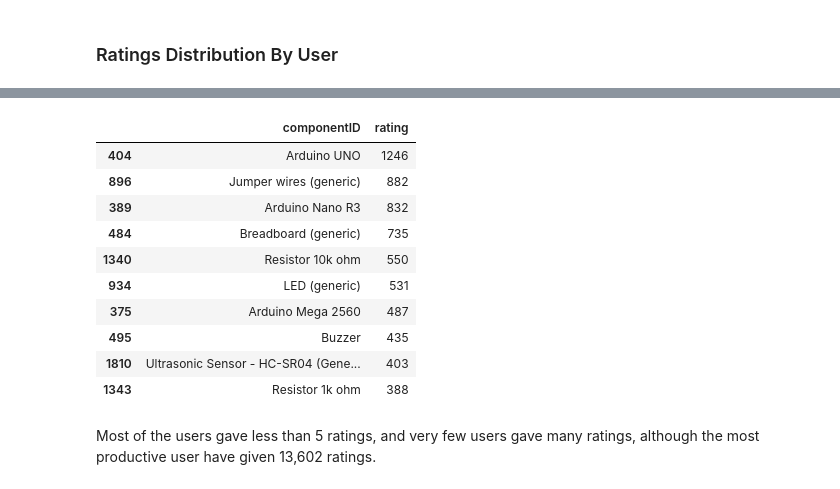
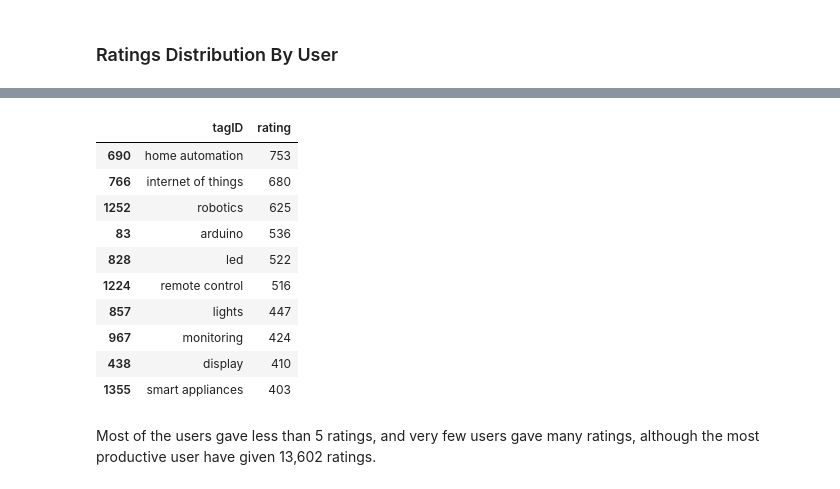
Before and after one commit to skynetnfb/low-code-ard-proj, a Jupyter notebook: resyduo_components/notebook_folder/tag_component_analysis copy.ipynb, the cells around one changed output, grey strips where cells are left out. Cells and saved outputs as stored; diff of their text form; code cells hidden in the pictures.

```diff
--- a/resyduo_components/notebook_folder/tag_component_analysis copy.ipynb
+++ b/resyduo_components/notebook_folder/tag_component_analysis copy.ipynb
@@ -163,0 +182,25 @@ Index(['tagID', 'componentID', 'rating'], dtype='object')
+# %%
+df = pd.read_csv("C:\\progetti\\low-code-ard-proj\\resyduo_components\\transformation_component\\transformation_storage\\tag_data\\surprise_tag_comp_cut_1_1.csv")
+df_without_zero = df[df.rating != 0]
+
+data = df_without_zero.groupby('componentID')['rating'].count().clip(upper=50)
+
+# Create trace
+trace = go.Histogram(x = data.values,
+                     name = 'Ratings',
+                     xbins = dict(start = 0,
+                                  end = 50,
+                                  size =1))
+# Create layout
+layout = go.Layout(title = 'Distribution Of Number of libraries per components Cut-Off (1,1)',
+                   xaxis = dict(title = 'Number of Components per Tags'),
+                   yaxis = dict(title = 'Count'),
+                   bargap = 0.2,  height=1000,
+                       font=dict(
+                        family="sans serif",
+                        size=32
+                        ))
+
+# Create plot
+fig = go.Figure(data=[trace], layout=layout)
+iplot(fig)
@@ -200,0 +387,15 @@ Most of the books received less than 5 ratings, and very few books have many rat
+# %%
+from sklearn import preprocessing
+import pandas as pd
+def scale_normalizer(df,min, max, column):
+    scaled_df=df
+    display("max",df["rating"].max())
+    scaler = preprocessing.MinMaxScaler(feature_range=(min, max))
+    scaled_df["rating"] = scaler.fit_transform(df[[column]])
+    #scaled_df = pd.DataFrame(d, "rating")
+    #display(scaled_df.head())
+    #display(df.head())
+    display("norm MAx ",df["rating"].max())
+    return scaled_df
+
+df = scale_normalizer(df, 0,10, "rating")
@@ -222,19 +432,19 @@ iplot(fig)
 # %% [output]
 [interactive output not drawn]
 # %%
-df.groupby('componentID')['rating'].count().reset_index().sort_values('rating', ascending=False)[:10]
+df.groupby('tagID')['rating'].count().reset_index().sort_values('rating', ascending=False)[:10]
 # %% [output]
-|  | componentID | rating |
-| 404 | Arduino UNO | 1246 |
-| 896 | Jumper wires (generic) | 882 |
-| 389 | Arduino Nano R3 | 832 |
-| 484 | Breadboard (generic) | 735 |
-| 1340 | Resistor 10k ohm | 550 |
-| 934 | LED (generic) | 531 |
-| 375 | Arduino Mega 2560 | 487 |
-| 495 | Buzzer | 435 |
-| 1810 | Ultrasonic Sensor - HC-SR04 (Gene... | 403 |
-| 1343 | Resistor 1k ohm | 388 |
+|  | tagID | rating |
+| 690 | home automation | 753 |
+| 766 | internet of things | 680 |
+| 1252 | robotics | 625 |
+| 83 | arduino | 536 |
+| 828 | led | 522 |
+| 1224 | remote control | 516 |
+| 857 | lights | 447 |
+| 967 | monitoring | 424 |
+| 438 | display | 410 |
+| 1355 | smart appliances | 403 |
 # %% [markdown]
 Most of the users gave less than 5 ratings, and very few users gave many ratings, although the most productive user have given 13,602 ratings.
 # %% [markdown]
```
Also changed, not shown: parts of 55 cells of this notebook, 9 other files.
